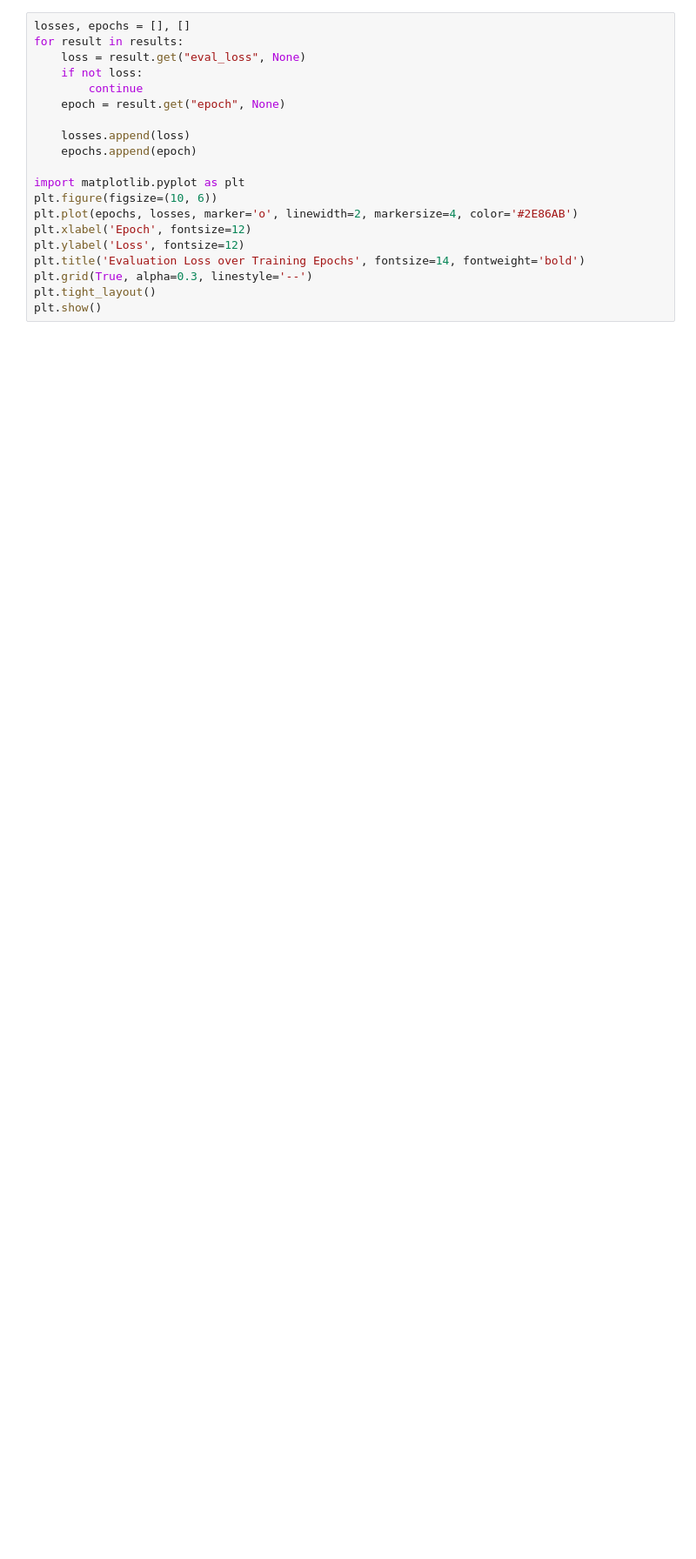
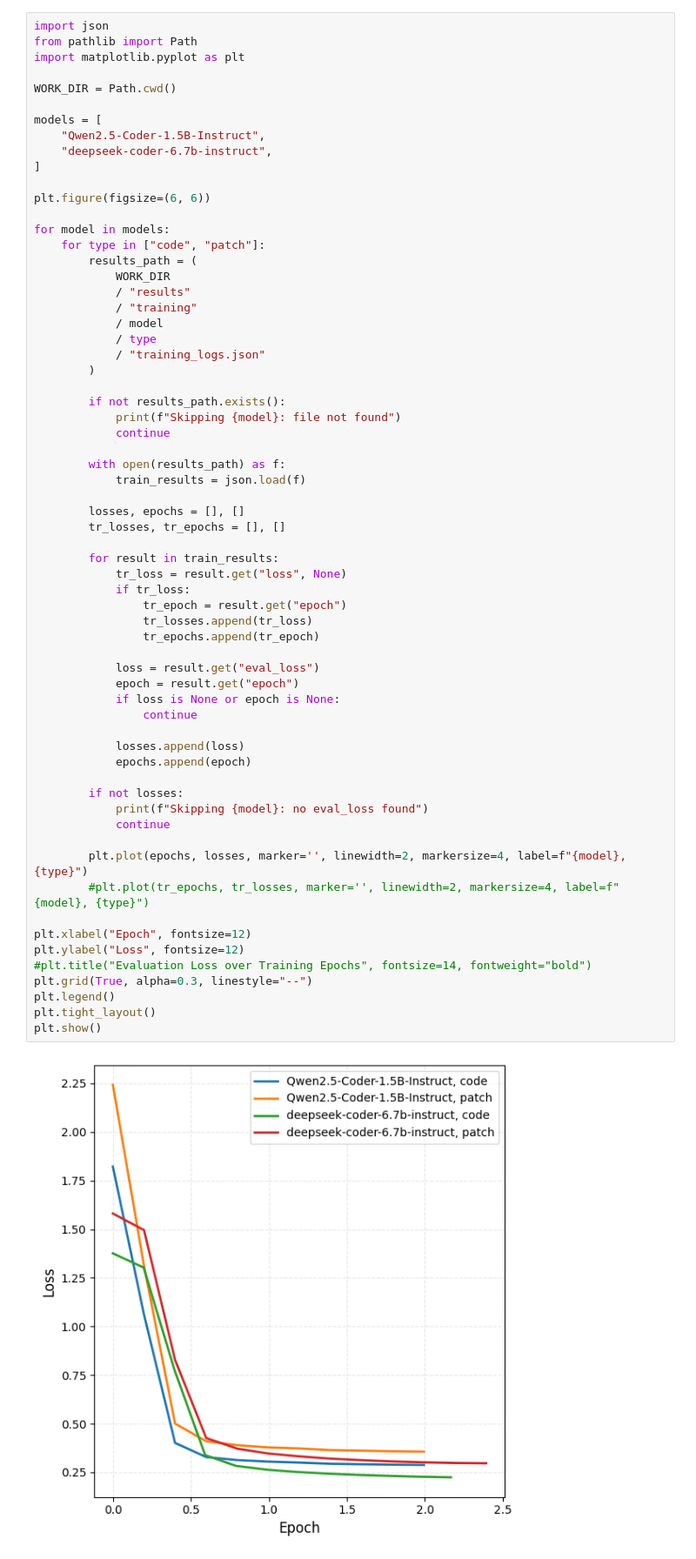
Before and after one commit to rohailamalik/SysMLv2-repair-with-KG-SLMs, a Jupyter notebook: results_analysis.ipynb, the cells around one changed output. Shown at 87% size. Drawn from its saved outputs; the diff is of its cells as text; blank space fills up the shorter version.

```diff
--- a/results_analysis.ipynb
+++ b/results_analysis.ipynb
@@ -315,20 +199,66 @@ Overall: 0.1963
-# %%
-losses, epochs = [], []
-for result in results:
-    loss = result.get("eval_loss", None)
-    if not loss:
-        continue
-    epoch = result.get("epoch", None)
-
-    losses.append(loss)
-    epochs.append(epoch)
-
-import matplotlib.pyplot as plt
-plt.figure(figsize=(10, 6))
-plt.plot(epochs, losses, marker='o', linewidth=2, markersize=4, color='#2E86AB')
-plt.xlabel('Epoch', fontsize=12)
-plt.ylabel('Loss', fontsize=12)
-plt.title('Evaluation Loss over Training Epochs', fontsize=14, fontweight='bold')
-plt.grid(True, alpha=0.3, linestyle='--')
-plt.tight_layout()
-plt.show()
+# %%
+import json
+from pathlib import Path
+import matplotlib.pyplot as plt
+
+WORK_DIR = Path.cwd()
+
+models = [
+    "Qwen2.5-Coder-1.5B-Instruct",
+    "deepseek-coder-6.7b-instruct",
+]
+
+plt.figure(figsize=(6, 6))
+
+for model in models:
+    for type in ["code", "patch"]:
+        results_path = (
+            WORK_DIR
+            / "results"
+            / "training"
+            / model
+            / type
+            / "training_logs.json"
+        )
+
+        if not results_path.exists():
+            print(f"Skipping {model}: file not found")
+            continue
+
+        with open(results_path) as f:
+            train_results = json.load(f)
+
+        losses, epochs = [], []
+        tr_losses, tr_epochs = [], []
+
+        for result in train_results:
+            tr_loss = result.get("loss", None)
+            if tr_loss:
+                tr_epoch = result.get("epoch")
+                tr_losses.append(tr_loss)
+                tr_epochs.append(tr_epoch)
+
+            loss = result.get("eval_loss")
+            epoch = result.get("epoch")
+            if loss is None or epoch is None:
+                continue
+
+            losses.append(loss)
+            epochs.append(epoch)
+
+        if not losses:
+            print(f"Skipping {model}: no eval_loss found")
+            continue
+
+        plt.plot(epochs, losses, marker='', linewidth=2, markersize=4, label=f"{model}, {type}")
+        #plt.plot(tr_epochs, tr_losses, marker='', linewidth=2, markersize=4, label=f"{model}, {type}")
+
+plt.xlabel("Epoch", fontsize=12)
+plt.ylabel("Loss", fontsize=12)
+#plt.title("Evaluation Loss over Training Epochs", fontsize=14, fontweight="bold")
+plt.grid(True, alpha=0.3, linestyle="--")
+plt.legend()
+plt.tight_layout()
+plt.show()
+# %% [output]
+[figure, added]
```
Also changed, not shown: parts of 13 cells of this notebook, 33 other files.
